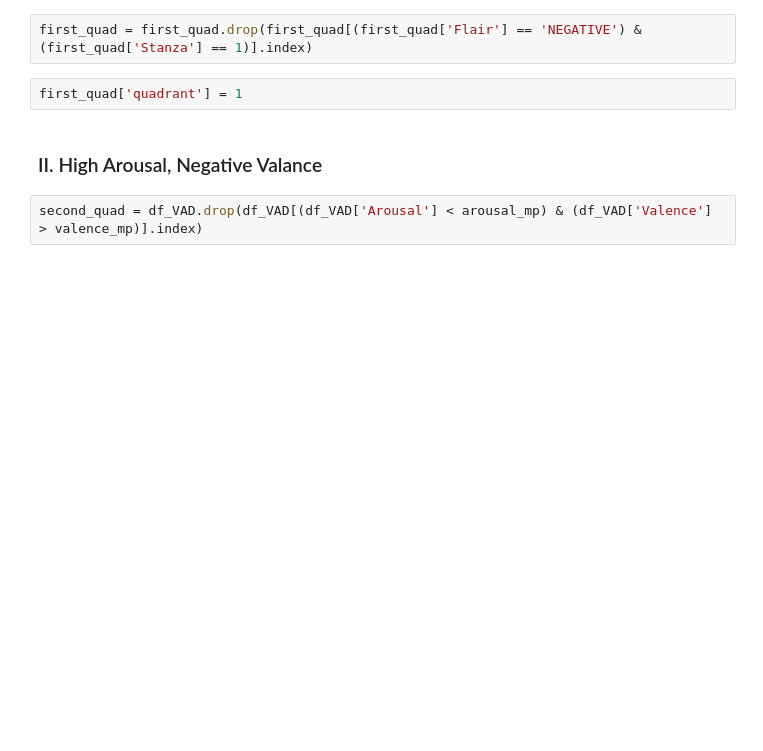
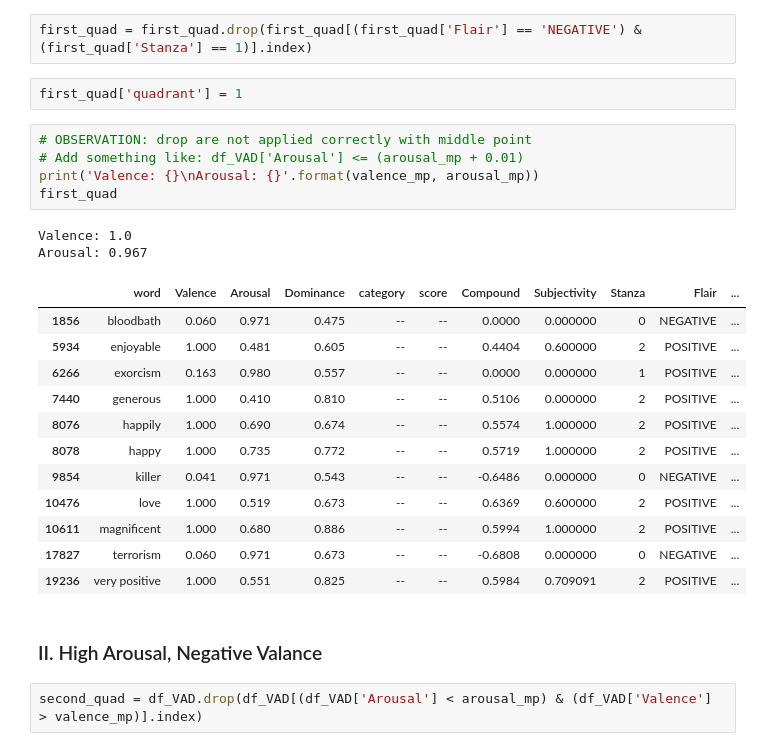
Before and after one commit to aascode/sentiment-analysis-2, a Jupyter notebook: processing/plotting_&_preprocessing_each_word_NLP.ipynb, the cells around one changed output. Saved outputs shown, nothing was run; the diff lists cells and outputs as text; blank space fills up the shorter version.

Commit message:
first_quad: observation: issue on classification

```diff
--- a/processing/plotting_&_preprocessing_each_word_NLP.ipynb
+++ b/processing/plotting_&_preprocessing_each_word_NLP.ipynb
@@ -950,6 +950,26 @@ first_quad =  df_VAD.drop(df_VAD[(df_VAD['Arousal'] < arousal_mp) & (df_VAD['Val
 first_quad = first_quad.drop(first_quad[(first_quad['Flair'] == 'NEGATIVE') & (first_quad['Stanza'] == 1)].index)
 # %%
 first_quad['quadrant'] = 1
+# %%
+# OBSERVATION: drop are not applied correctly with middle point
+# Add something like: df_VAD['Arousal'] <= (arousal_mp + 0.01)
+print('Valence: {}\nArousal: {}'.format(valence_mp, arousal_mp))
+first_quad
+# %% [output]
+Valence: 1.0
+Arousal: 0.967
+|  | word | Valence | Arousal | Dominance | category | score | Compound | Subjectivity | Stanza | Flair | ... |
+| 1856 | bloodbath | 0.060 | 0.971 | 0.475 | -- | -- | 0.0000 | 0.000000 | 0 | NEGATIVE | ... |
+| 5934 | enjoyable | 1.000 | 0.481 | 0.605 | -- | -- | 0.4404 | 0.600000 | 2 | POSITIVE | ... |
+| 6266 | exorcism | 0.163 | 0.980 | 0.557 | -- | -- | 0.0000 | 0.000000 | 1 | POSITIVE | ... |
+| 7440 | generous | 1.000 | 0.410 | 0.810 | -- | -- | 0.5106 | 0.000000 | 2 | POSITIVE | ... |
+| 8076 | happily | 1.000 | 0.690 | 0.674 | -- | -- | 0.5574 | 1.000000 | 2 | POSITIVE | ... |
+| 8078 | happy | 1.000 | 0.735 | 0.772 | -- | -- | 0.5719 | 1.000000 | 2 | POSITIVE | ... |
+| 9854 | killer | 0.041 | 0.971 | 0.543 | -- | -- | -0.6486 | 0.000000 | 0 | NEGATIVE | ... |
+| 10476 | love | 1.000 | 0.519 | 0.673 | -- | -- | 0.6369 | 0.600000 | 2 | POSITIVE | ... |
+| 10611 | magnificent | 1.000 | 0.680 | 0.886 | -- | -- | 0.5994 | 1.000000 | 2 | POSITIVE | ... |
+| 17827 | terrorism | 0.060 | 0.971 | 0.673 | -- | -- | -0.6808 | 0.000000 | 0 | NEGATIVE | ... |
+| 19236 | very positive | 1.000 | 0.551 | 0.825 | -- | -- | 0.5984 | 0.709091 | 2 | POSITIVE | ... |
 # %% [markdown]
 ### II. High Arousal, Negative Valance
 # %%
```
